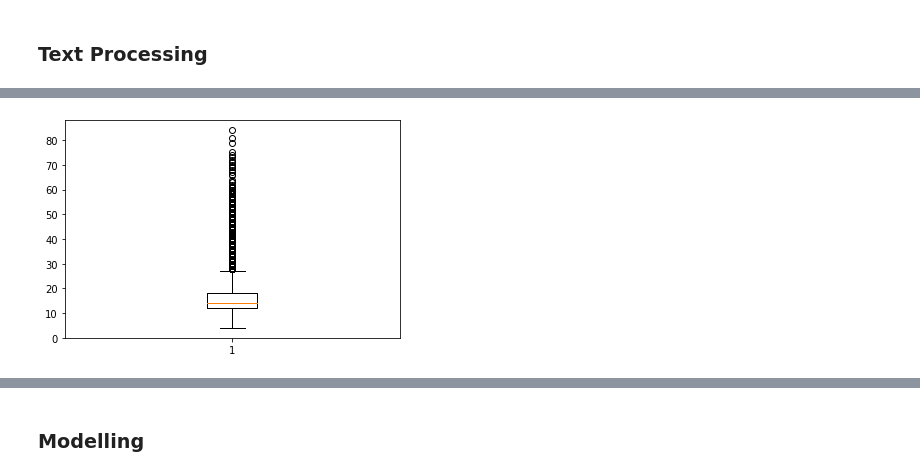
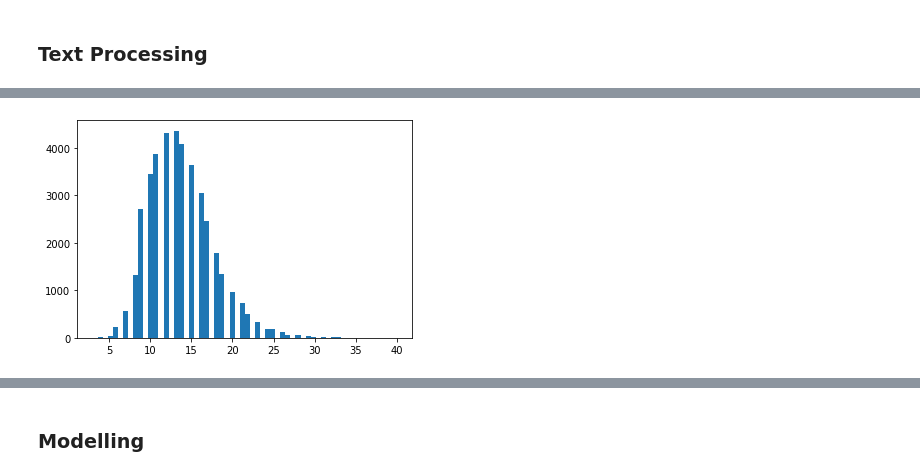
Before and after one commit to poolkit/Image-2-Text, a Jupyter notebook: img2txt.ipynb, the cells around one changed output, grey strips where cells are left out. Drawn from its saved outputs; the diff is of its cells as text; code cells hidden in the pictures.

```diff
--- a/img2txt.ipynb
+++ b/img2txt.ipynb
@@ -114,0 +73,4 @@ plt.show()
+# %%
+df = pd.read_csv('captions.txt')
+print(df.shape)
+df.head()
@@ -115 +91,12 @@ plt.show()
+# %%
+def tokenize_with_tag(text):
+    text = text.lower()
+    text = word_tokenize(text)
+    text.insert(0,'<start>')
+    text.append('<end>')
+    return text
+
+df['tokenize'] = df['caption'].apply(tokenize_with_tag)
+# %%
+df['word_count'] = df['tokenize'].str.len()
 # %%
@@ -148,5 +107,5 @@ caption.head()
 # %%
-plt.boxplot(caption['word_count'])
+plt.hist(df['word_count'], bins=60)
 plt.show()
 # %% [output]
-[figure, old version]
+[figure, new version]
```
Also changed, not shown: parts of 131 cells of this notebook, 8 other files.
